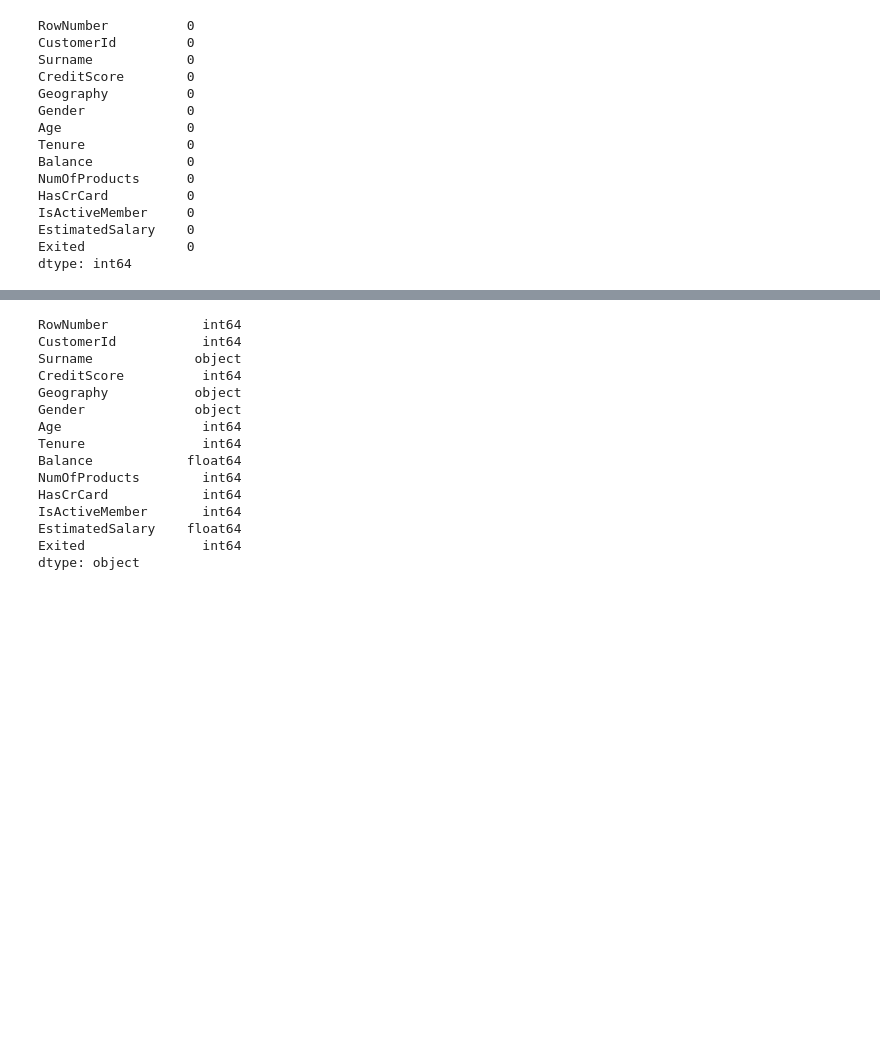
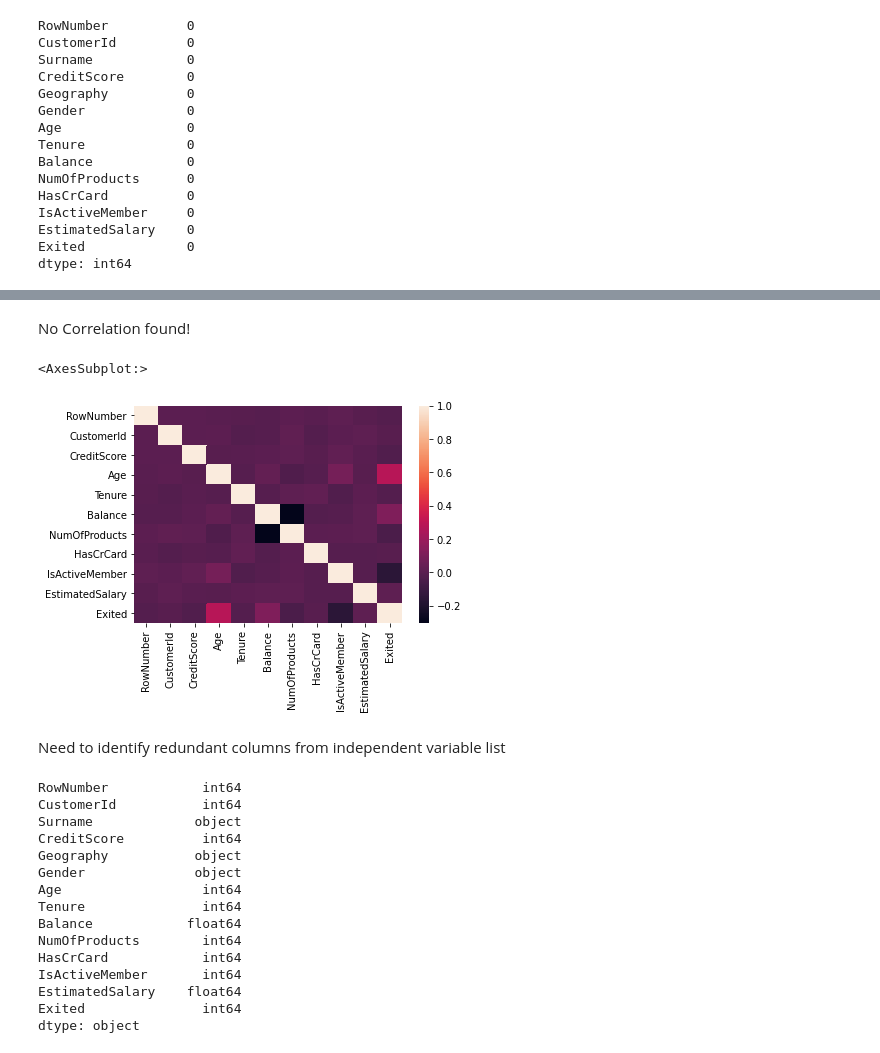
Before and after one commit to DebanjanAnalytics/DataSciencePortfolio, a Jupyter notebook: Classification_RF_Bank_Customer_Churn/Basic_RF_Classification_Bank_Customer_Churn.ipynb, the cells around one changed output, grey strips where cells are left out. Drawn from its saved outputs; the diff is of its cells as text; code cells hidden in the pictures; blank space fills up the shorter version.

```diff
--- a/Classification_RF_Bank_Customer_Churn/Basic_RF_Classification_Bank_Customer_Churn.ipynb
+++ b/Classification_RF_Bank_Customer_Churn/Basic_RF_Classification_Bank_Customer_Churn.ipynb
@@ -55,3 +72,12 @@ dtype: int64
+# %% [markdown]
+No Correlation found!
+# %%
+sns.heatmap(cust_base.corr())
+# %% [output]
+<AxesSubplot:>
+[figure, added]
+# %% [markdown]
+Need to identify redundant columns from independent variable list
 # %%
 cust_base.dtypes
 # %% [output]
```
Also changed, not shown: parts of 2 cells of this notebook.
